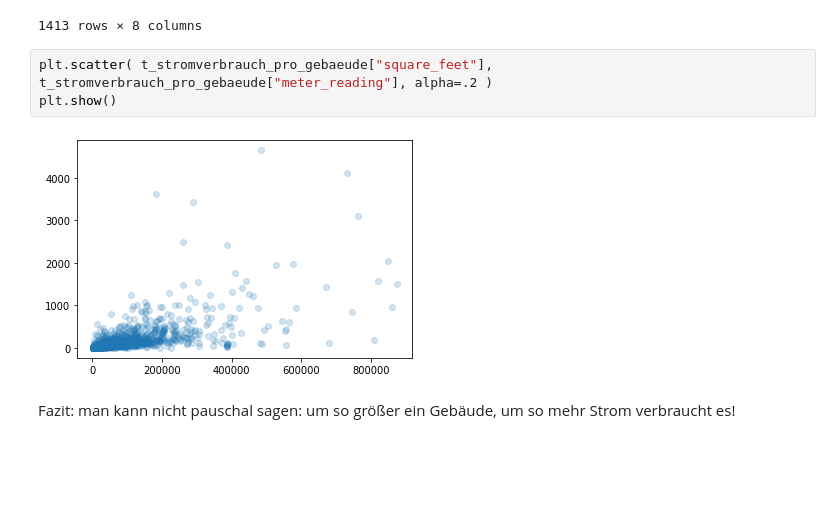
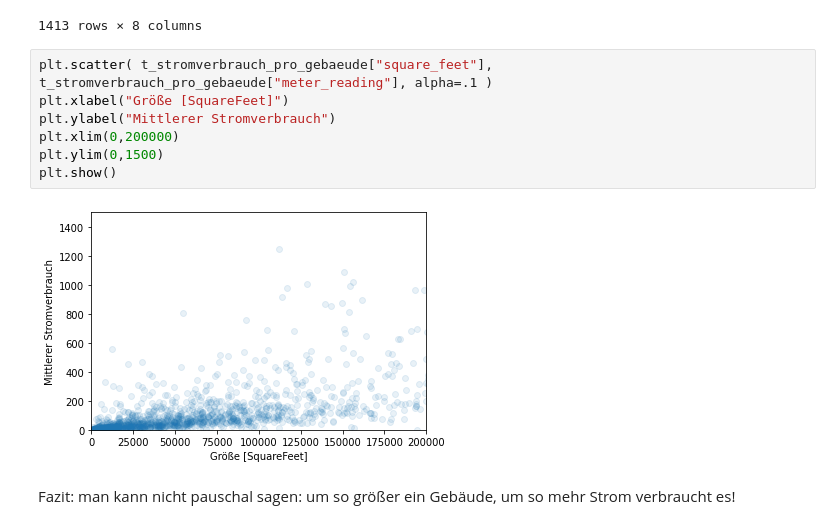
Before and after one commit to juebrauer/central, a Jupyter notebook: 033_data_science_gebaeudedaten/data_science_gebaeudedaten.ipynb, the cells around one changed output. Cells and saved outputs as stored; diff of their text form; blank space fills up the shorter version.

```diff
--- a/033_data_science_gebaeudedaten/data_science_gebaeudedaten.ipynb
+++ b/033_data_science_gebaeudedaten/data_science_gebaeudedaten.ipynb
@@ -283,10 +282,14 @@ t_stromverbrauch_pro_gebaeude
 | 1448 | 0.0 | 3.338595 | 15 | 1448 | Office | 92271 | 2001.0 | NaN |
 1413 rows × 8 columns
 # %%
-plt.scatter( t_stromverbrauch_pro_gebaeude["square_feet"], t_stromverbrauch_pro_gebaeude["meter_reading"], alpha=.2 )
+plt.scatter( t_stromverbrauch_pro_gebaeude["square_feet"], t_stromverbrauch_pro_gebaeude["meter_reading"], alpha=.1 )
+plt.xlabel("Größe [SquareFeet]")
+plt.ylabel("Mittlerer Stromverbrauch")
+plt.xlim(0,200000)
+plt.ylim(0,1500)
 plt.show()
 # %% [output]
-[figure, old version]
+[figure, new version]
 # %% [markdown]
 Fazit: man kann nicht pauschal sagen: um so größer ein Gebäude, um so mehr Strom verbraucht es!
 # %%
```
Also changed, not shown: parts of 40 cells of this notebook.
